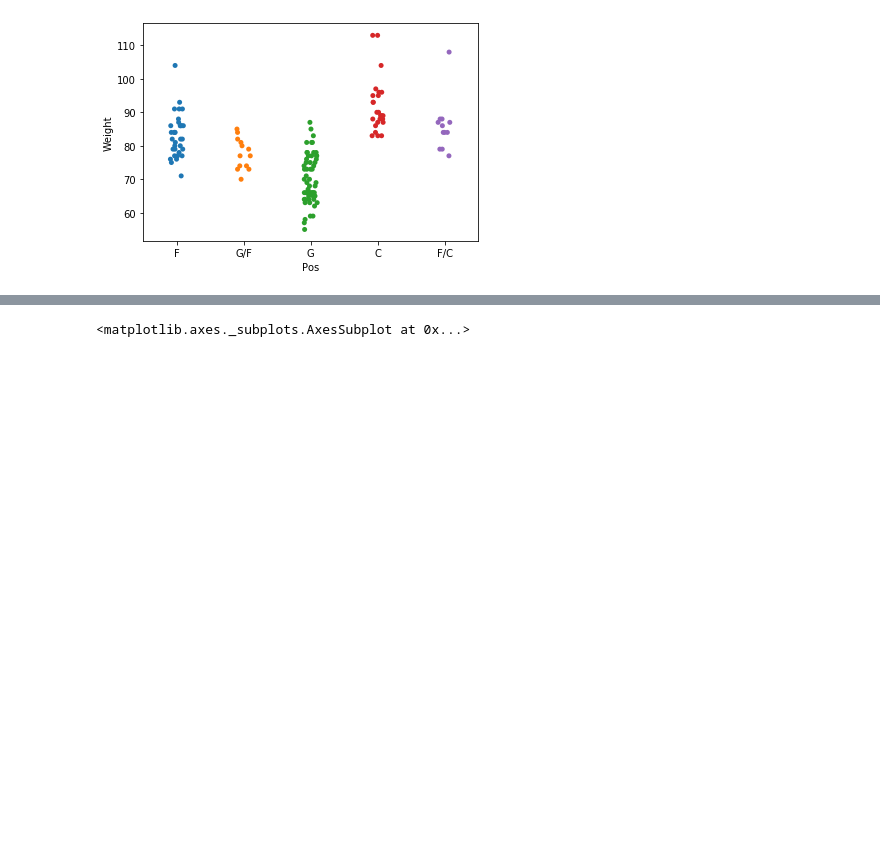
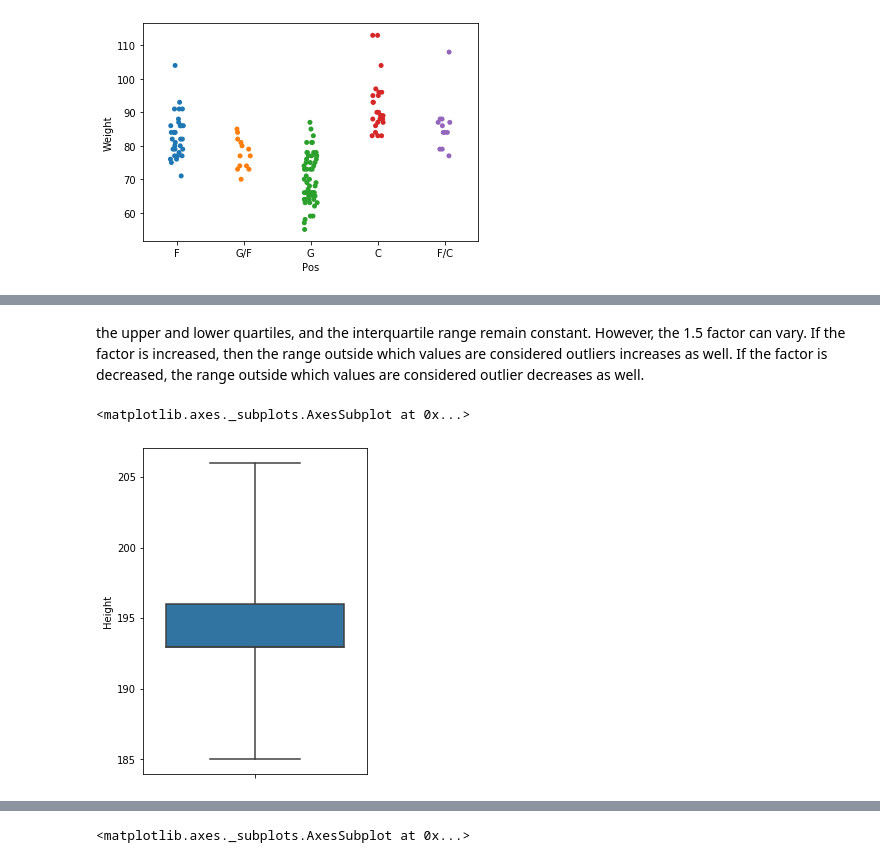
Before and after one commit to dnlsyfq/py_statistics, a Jupyter notebook: StatisticsChap4.ipynb, the cells around one changed output, grey strips where cells are left out. Drawn from its saved outputs; the diff is of its cells as text; code cells hidden in the pictures; blank space fills up the shorter version.

```diff
--- a/StatisticsChap4.ipynb
+++ b/StatisticsChap4.ipynb
@@ -141,0 +162,10 @@ sns.stripplot(x='Pos',y='Weight',data=df,jitter=True)
+# %% [markdown]
+ the upper and lower quartiles, and the interquartile range remain constant. However, the 1.5 factor can vary. If the factor is increased, then the range outside which values are considered outliers increases as well. If the factor is decreased, the range outside which values are considered outlier decreases as well.
+# %%
+plt.figure(figsize=(4,6))
+sns.boxplot(df[df['Pos']=='C']['Height'],
+            orient='vertical',
+           whis=4)
+# %% [output]
+<matplotlib.axes._subplots.AxesSubplot at 0x...>
+[figure, added]
```
Also changed, not shown: parts of 11 cells of this notebook, 1 other file.
